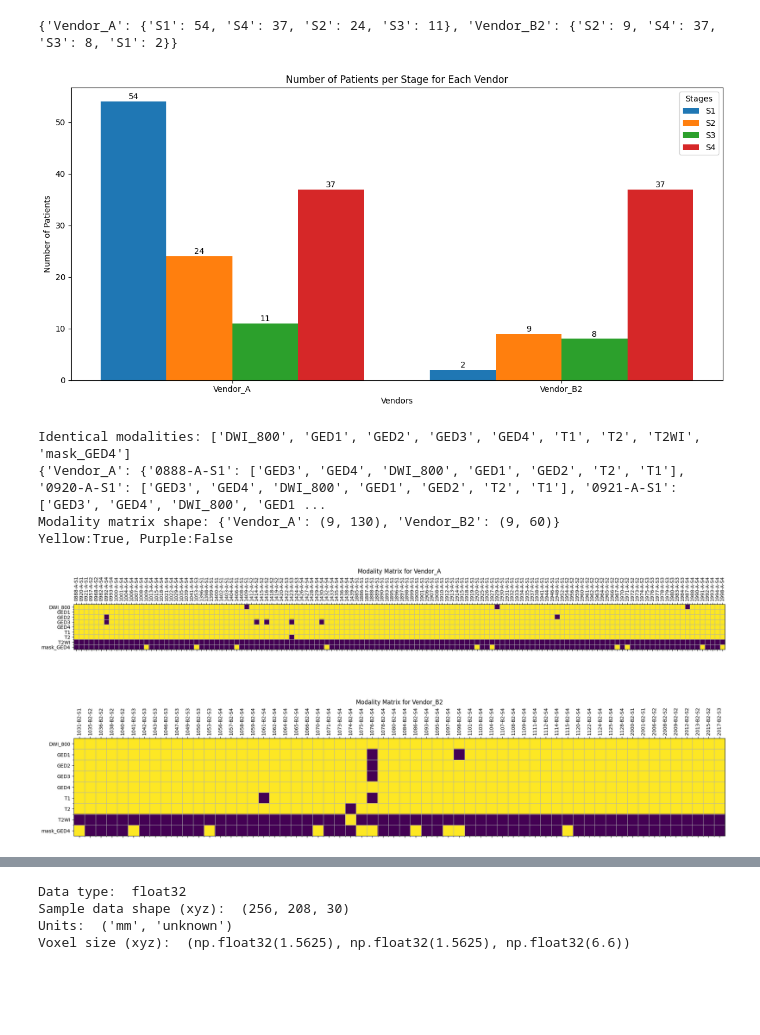
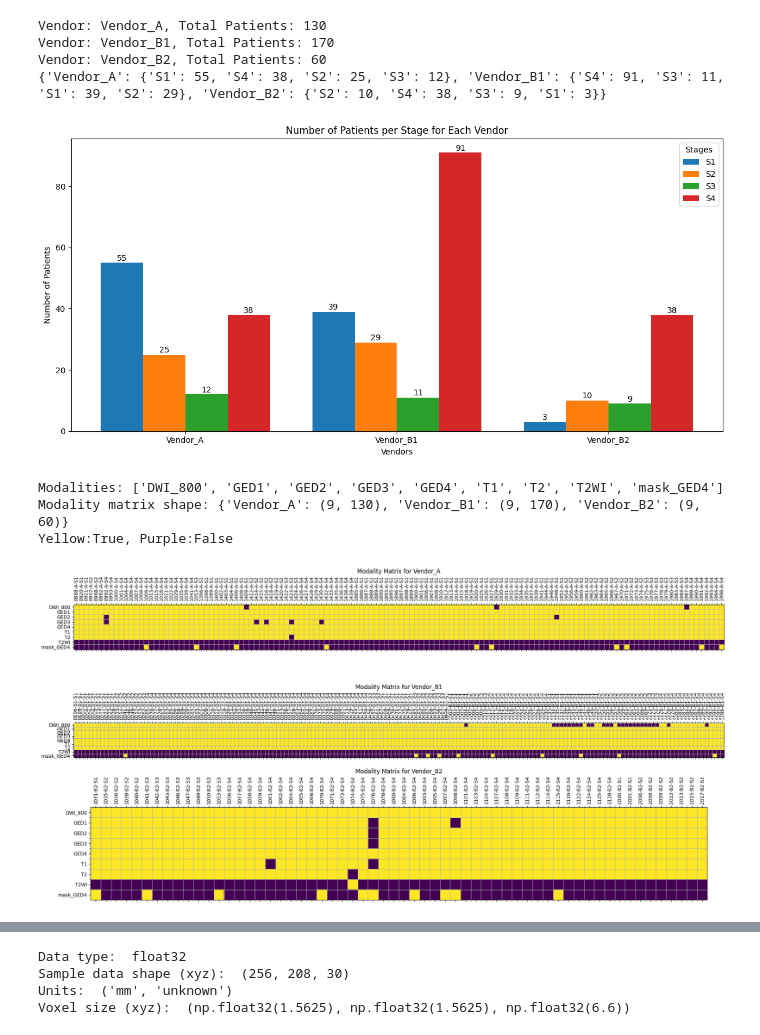
Before and after one commit to YangForever/care2025_liver_biodreamer, a Jupyter notebook: notebook/dataset_analysis.ipynb, the cells around one changed output, grey strips where cells are left out. Cells and saved outputs as stored; diff of their text form; code cells hidden in the pictures; blank space fills up the shorter version.

```diff
--- a/notebook/dataset_analysis.ipynb
+++ b/notebook/dataset_analysis.ipynb
@@ -40,37 +40,42 @@ def plot_stages_per_vendor(stage_dict):
     x = np.arange(num_vendors)
     fig, ax = plt.subplots(figsize=(12, 6))
     for i, stage in enumerate(stages):
         stage_counts = [stage_dict[vendor].get(stage, 0) for vendor in vendors]
         ax.bar(x + i * bar_width, stage_counts, width=bar_width, label=stage)
         for j, count in enumerate([stage_dict[vendor].get(stage, 0) for vendor in vendors]):
             ax.text(x[j] + i * bar_width, count + 0.1, str(count), ha='center', va='bottom')
     ax.set_xlabel('Vendors')
     ax.set_ylabel('Number of Patients')
     ax.set_title('Number of Patients per Stage for Each Vendor')
     ax.set_xticks(x + bar_width * (num_stages - 1) / 2)
     ax.set_xticklabels(vendors)
     ax.legend(title='Stages')
     plt.tight_layout()
 
 stage_dict = {}
 for vendor in vendors:
+    tot_patients = 0
     stage_dict_per_vendor = {}
     vendor_dir = training_data_dir / vendor
     for patient_dir in vendor_dir.iterdir():
         if patient_dir.is_dir():
             stage = patient_dir.name.split('-')[-1]
             if stage not in stage_dict_per_vendor:
                 stage_dict_per_vendor[stage] = 0
-            else:
-                stage_dict_per_vendor[stage] += 1
+            stage_dict_per_vendor[stage] += 1
+            tot_patients += 1
+    print(f'Vendor: {vendor}, Total Patients: {tot_patients}')
     stage_dict[vendor] = stage_dict_per_vendor
 stage_dict = set_empty_stage_as_zero(stage_dict)
 
 
 plot_stages_per_vendor(stage_dict)
 # %% [output]
-{'Vendor_A': {'S1': 54, 'S4': 37, 'S2': 24, 'S3': 11}, 'Vendor_B2': {'S2': 9, 'S4': 37, 'S3': 8, 'S1': 2}}
+Vendor: Vendor_A, Total Patients: 130
+Vendor: Vendor_B1, Total Patients: 170
+Vendor: Vendor_B2, Total Patients: 60
+{'Vendor_A': {'S1': 55, 'S4': 38, 'S2': 25, 'S3': 12}, 'Vendor_B1': {'S4': 91, 'S3': 11, 'S1': 39, 'S2': 29}, 'Vendor_B2': {'S2': 10, 'S4': 38, 'S3': 9, 'S1': 3}}
-[figure, old version]
+[figure, new version]
 # %%
 # plot modalities per vendor
 
@@ -129,8 +134,8 @@ for vendor, patients in modalities_dict.items():
     modalities_dict[vendor] = dict(sorted(patients.items(), key=lambda item: item[0]))
 #print(modalities_dict)
 modality_list = modality_type(modalities_dict)
-print('Identical modalities:', modality_list)
-print(modalities_dict)
+print('Modalities:', modality_list)
+#print(modalities_dict)
 
 modality_matrix_dict = {}
 for vendor, patients in modalities_dict.items():
@@ -142,8 +147,7 @@ print('Yellow:True, Purple:False')
 
 plot_modality_matrix(modality_matrix_dict, modality_list, modalities_dict)
 # %% [output]
-Identical modalities: ['DWI_800', 'GED1', 'GED2', 'GED3', 'GED4', 'T1', 'T2', 'T2WI', 'mask_GED4']
-{'Vendor_A': {'0888-A-S1': ['GED3', 'GED4', 'DWI_800', 'GED1', 'GED2', 'T2', 'T1'], '0920-A-S1': ['GED3', 'GED4', 'DWI_800', 'GED1', 'GED2', 'T2', 'T1'], '0921-A-S1': ['GED3', 'GED4', 'DWI_800', 'GED1 ...
-Modality matrix shape: {'Vendor_A': (9, 130), 'Vendor_B2': (9, 60)}
+Modalities: ['DWI_800', 'GED1', 'GED2', 'GED3', 'GED4', 'T1', 'T2', 'T2WI', 'mask_GED4']
+Modality matrix shape: {'Vendor_A': (9, 130), 'Vendor_B1': (9, 170), 'Vendor_B2': (9, 60)}
 Yellow:True, Purple:False
-[figure, old version]
+[figure, new version]
```
Also changed, not shown: parts of 3 cells of this notebook.
